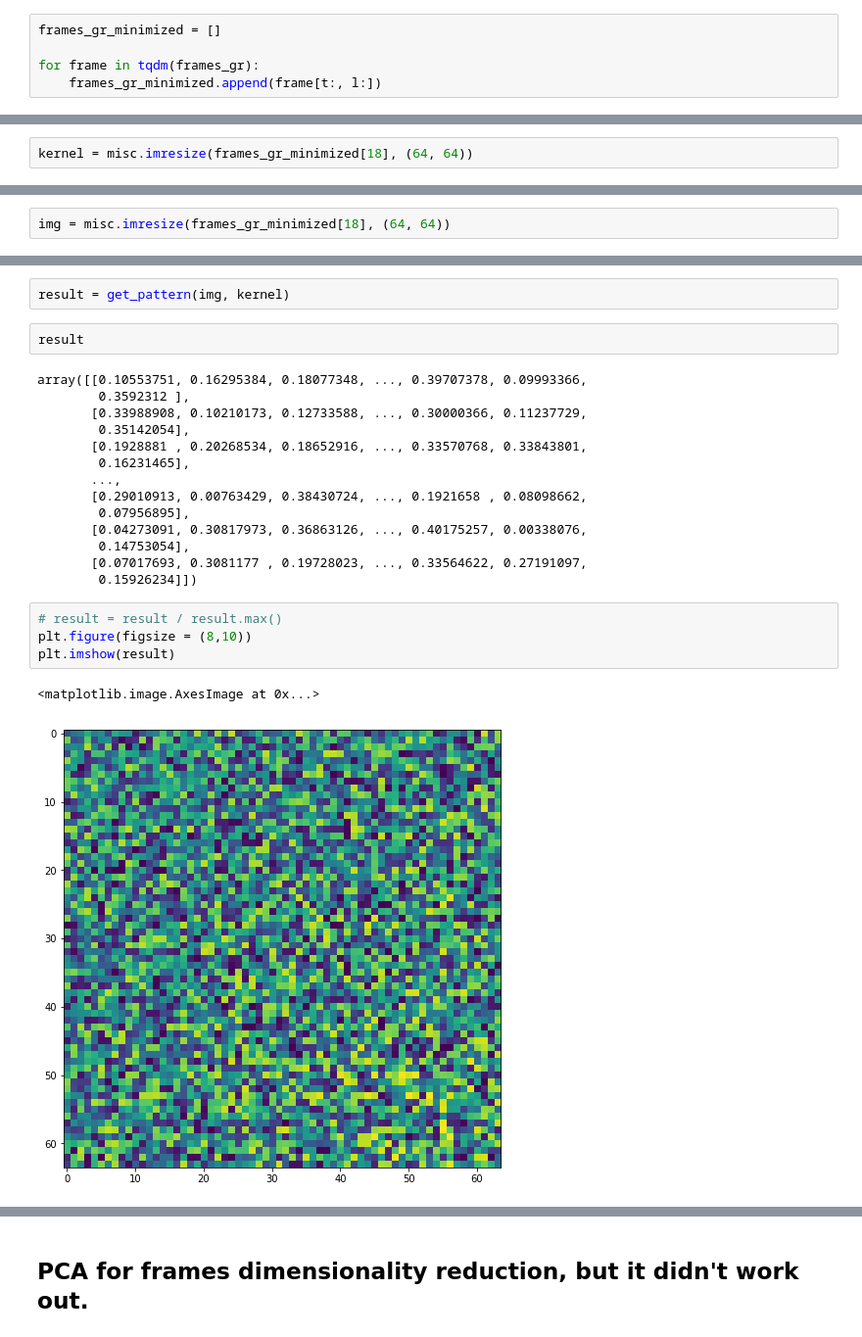
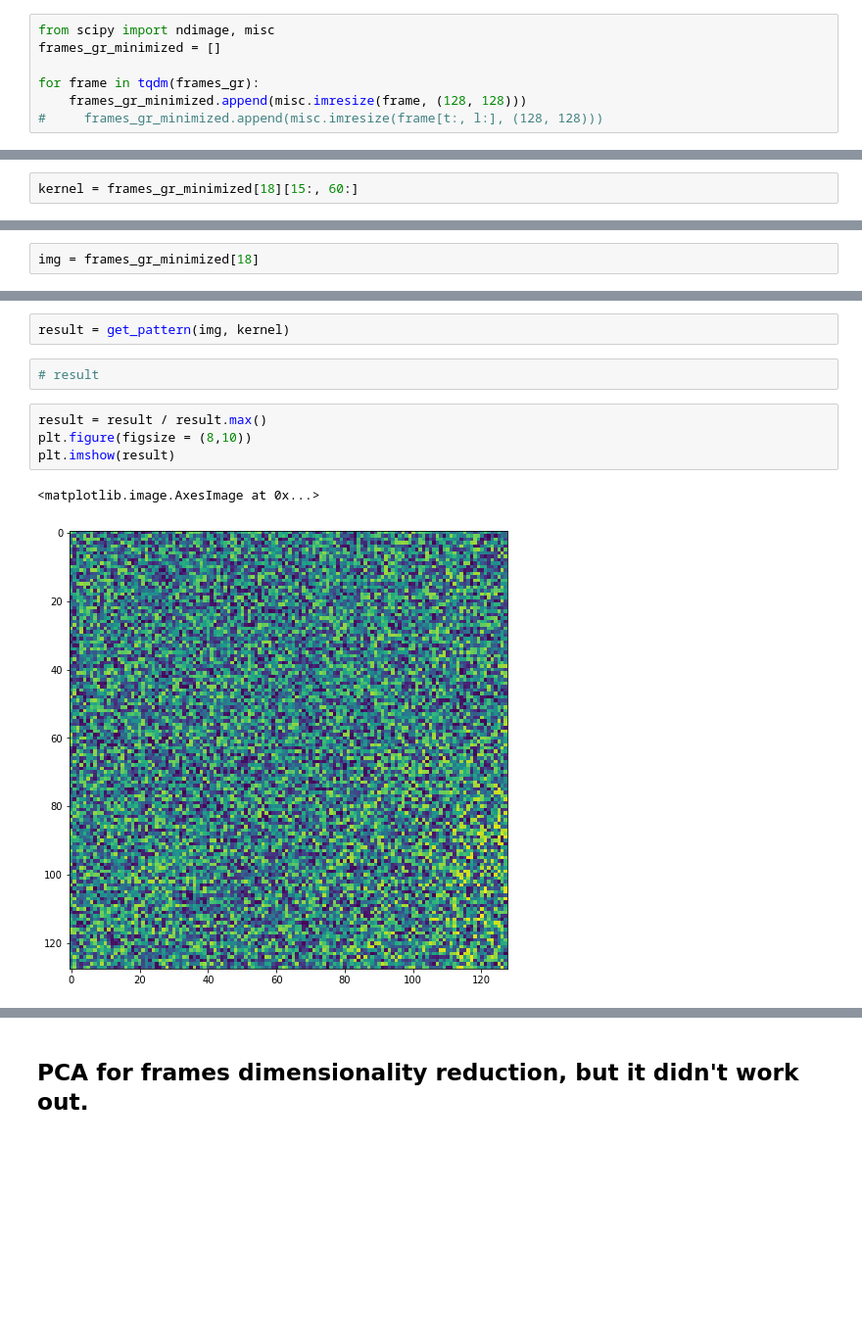
Before and after one commit to lev1khachatryan/ASDS_CV, a Jupyter notebook: Homeworks/Homework_1/Homework_1_conv_responses.ipynb, the cells around one changed output, grey strips where cells are left out. Shown at 98% size. Cells and saved outputs as stored; diff of their text form; blank space fills up the shorter version.

```diff
--- a/Homeworks/Homework_1/Homework_1_conv_responses.ipynb
+++ b/Homeworks/Homework_1/Homework_1_conv_responses.ipynb
@@ -169,7 +169,9 @@ t, l, b, r = 130,1050,950,2000
 #     plt.imshow(frame[t:, l:])
 #     plt.show()
 # %%
+from scipy import ndimage, misc
 frames_gr_minimized = []
 
 for frame in tqdm(frames_gr):
-    frames_gr_minimized.append(frame[t:, l:])
+    frames_gr_minimized.append(misc.imresize(frame, (128, 128)))
+#     frames_gr_minimized.append(misc.imresize(frame[t:, l:], (128, 128)))
@@ -178,2 +182,2 @@ from scipy import ndimage, misc
 # %%
-kernel = misc.imresize(frames_gr_minimized[18], (64, 64))
+kernel = frames_gr_minimized[18][15:, 60:]
@@ -188,2 +188,2 @@ plt.imshow(kernel);
 # %%
-img = misc.imresize(frames_gr_minimized[18], (64, 64))
+img = frames_gr_minimized[18]
@@ -199,27 +195,13 @@ plt.imshow(img)
 # %%
 result = get_pattern(img, kernel)
-# %%
-result
-# %% [output]
-array([[0.10553751, 0.16295384, 0.18077348, ..., 0.39707378, 0.09993366,
-        0.3592312 ],
-       [0.33988908, 0.10210173, 0.12733588, ..., 0.30000366, 0.11237729,
-        0.35142054],
-       [0.1928881 , 0.20268534, 0.18652916, ..., 0.33570768, 0.33843801,
-        0.16231465],
-       ...,
-       [0.29010913, 0.00763429, 0.38430724, ..., 0.1921658 , 0.08098662,
-        0.07956895],
-       [0.04273091, 0.30817973, 0.36863126, ..., 0.40175257, 0.00338076,
-        0.14753054],
-       [0.07017693, 0.3081177 , 0.19728023, ..., 0.33564622, 0.27191097,
-        0.15926234]])
+# %%
+# result
 # %%
-# result = result / result.max()
+result = result / result.max()
 plt.figure(figsize = (8,10))
 plt.imshow(result)
 # %% [output]
 <matplotlib.image.AxesImage at 0x...>
-[figure, old version]
+[figure, new version]
 # %%
 'define some treshold'
```
Also changed, not shown: parts of 12 cells of this notebook.
